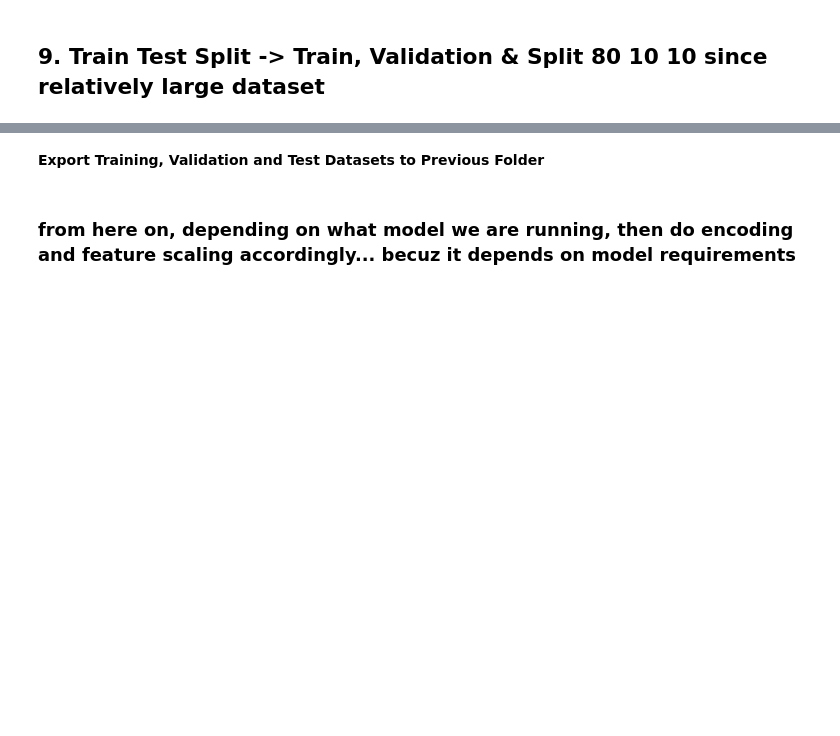
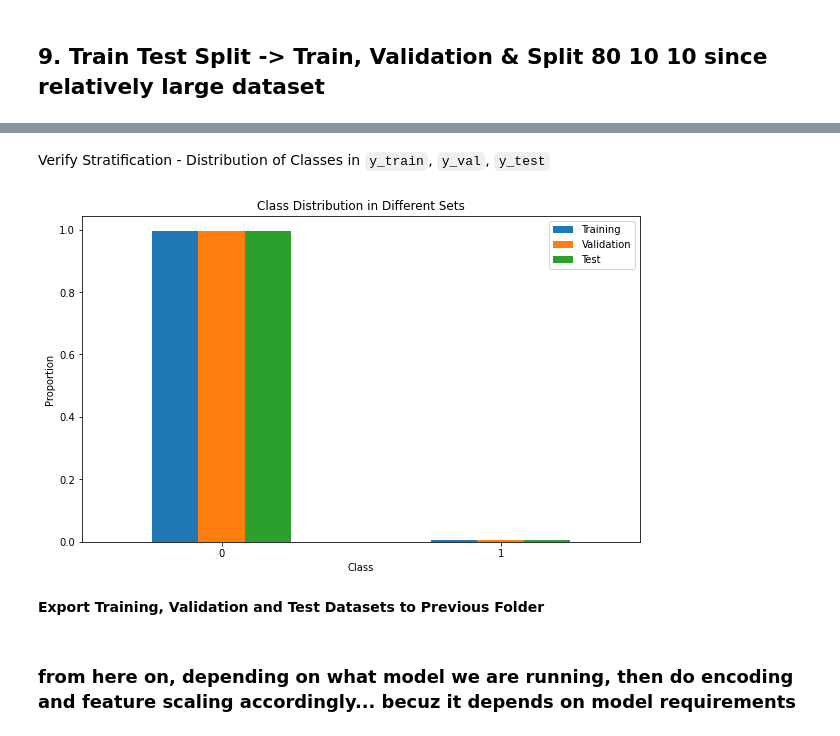
Before and after one commit to saxyrinchen/bt4012_project, a Jupyter notebook: data_preprocessing.ipynb, the cells around one changed output, grey strips where cells are left out. Drawn from its saved outputs; the diff is of its cells as text; code cells hidden in the pictures; blank space fills up the shorter version.

```diff
--- a/data_preprocessing.ipynb
+++ b/data_preprocessing.ipynb
@@ -751,3 +753,24 @@ X_val, X_test, y_val, y_test = train_test_split(X_temp, y_temp, stratify=y_temp,
+# %% [markdown]
+Verify Stratification - Distribution of Classes in `y_train`, `y_val`, `y_test`
+# %%
+train_distribution = y_train.value_counts(normalize=True)
+val_distribution = y_val.value_counts(normalize=True)
+test_distribution = y_test.value_counts(normalize=True)
+
+# Create a DataFrame from the distributions
+distribution_df = pd.DataFrame({'Training': train_distribution,
+                                'Validation': val_distribution,
+                                'Test': test_distribution})
+
+# Plotting
+distribution_df.plot(kind='bar', figsize=(10,6))
+plt.title('Class Distribution in Different Sets')
+plt.ylabel('Proportion')
+plt.xlabel('Class')
+plt.xticks(rotation=0)  # Rotates class labels to horizontal
+plt.show()
+# %% [output]
+[figure, added]
 # %% [markdown]
 **Export Training, Validation and Test Datasets to Previous Folder**
 # %%
```
Also changed, not shown: parts of 13 cells of this notebook.
